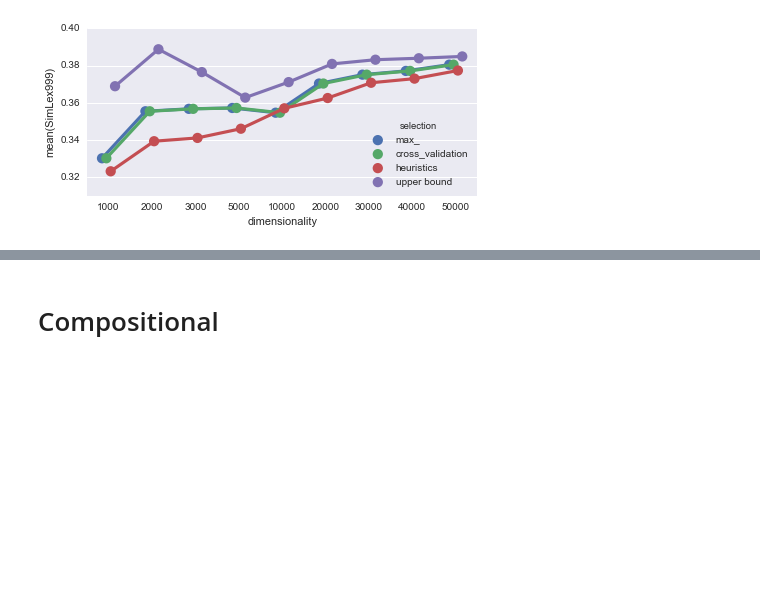
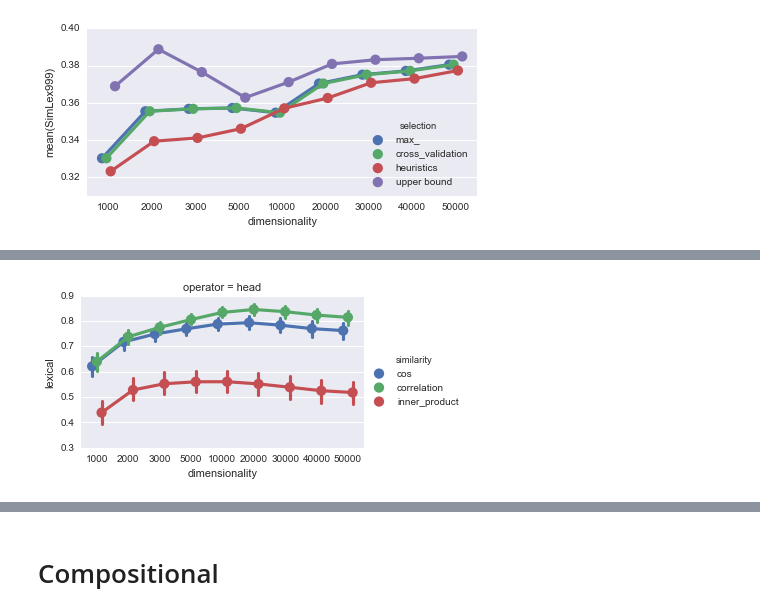
Before and after one commit to dimazest/thesis, a Jupyter notebook: supplement/parameter-selection.ipynb, the cells around one changed output, grey strips where cells are left out. Cells and saved outputs as stored; diff of their text form; code cells hidden in the pictures; blank space fills up the shorter version.

Commit message:
Lexical transfer

```diff
--- a/supplement/parameter-selection.ipynb
+++ b/supplement/parameter-selection.ipynb
@@ -476,0 +464,7 @@ f.savefig('figures/men-transfer.pdf')
+# %%
+results['max', 'lexical'] = (
+    (
+        (results['max', 'SimLex999'] / results['max', 'SimLex999'].max()) +
+        (results['max', 'men'] / results['max', 'men'].max())
+    ) / 2
+)
@@ -476,0 +486,13 @@ f.savefig('figures/men-transfer.pdf')
+# %%
+feature_ablation_lexical = t.calculate_feature_ablation(
+    responses=(
+        'lexical',
+    ),
+    predictors=parameters,
+    data=lexical,
+)
+
+# feature_ablation.plot(kind='barh')#.get_figure().savefig('figures/emnlp2013_turk-parameter-ablation.pdf')
+feature_ablation_lexical.sort_values(('partial R2', 'lexical'), ascending=False, inplace=True)
+
+feature_ablation_lexical.round(3)
@@ -476,0 +511,4 @@ f.savefig('figures/men-transfer.pdf')
+# %%
+t.plot_interaction(results['max'], feature_ablation_lexical.index[0], 'lexical')
+# %% [output]
+[figure, added]
```
Also changed, not shown: parts of 48 cells of this notebook, 1 other file.
